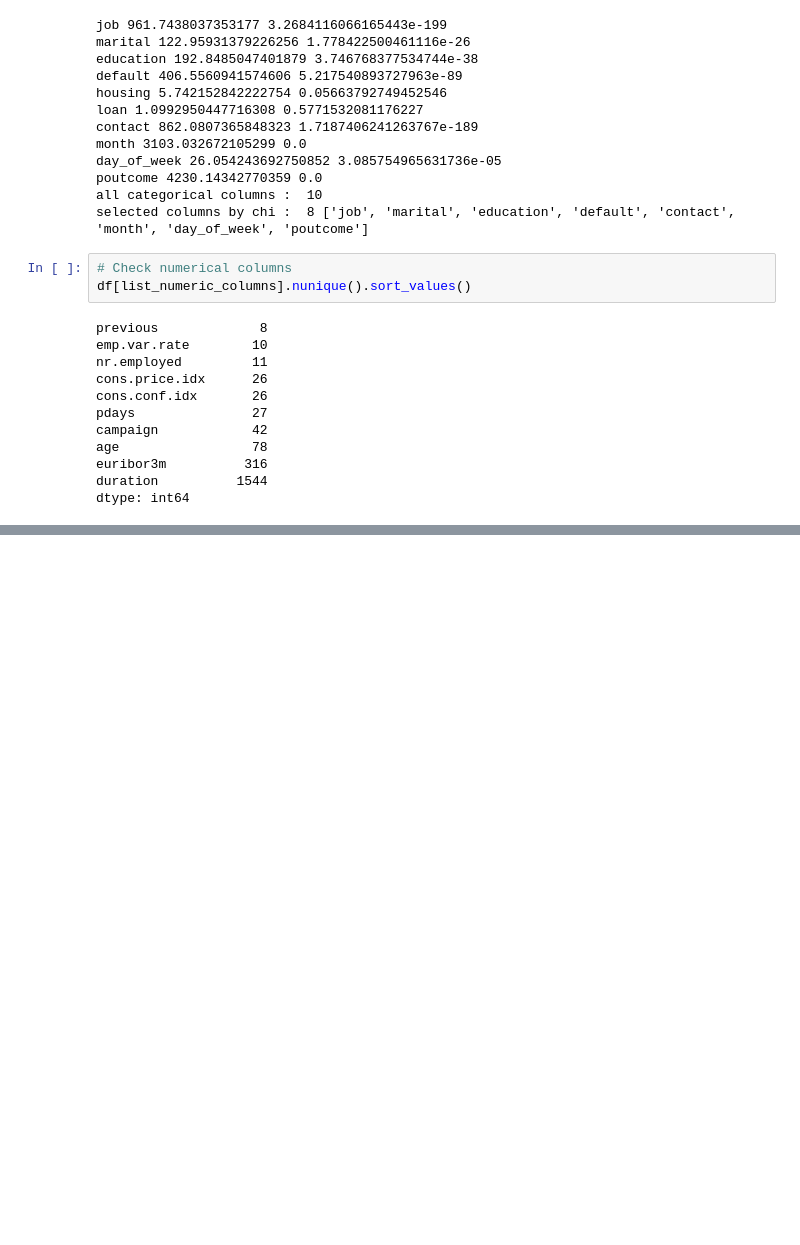
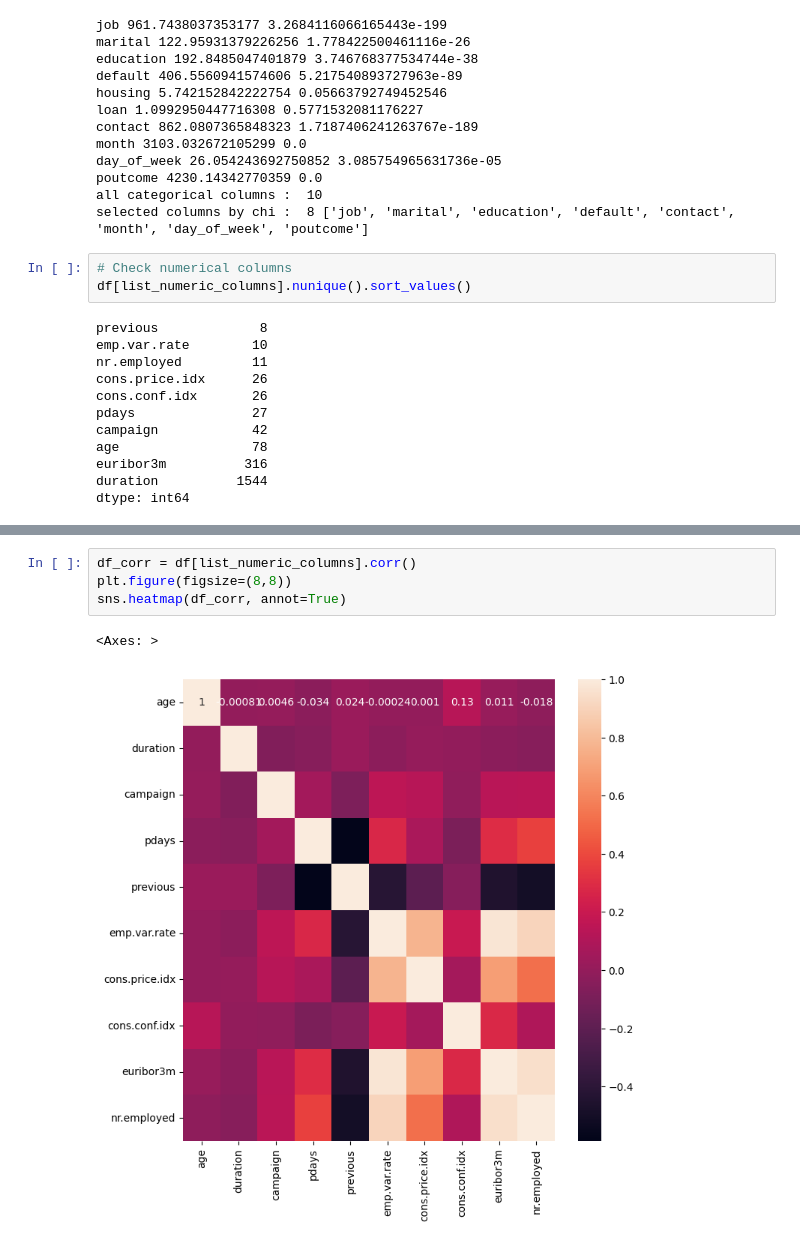
Before and after one commit to TaeyoonKim-DS/bank-customer-marekting-target, a Jupyter notebook: analysis.ipynb, the cells around one changed output, grey strips where cells are left out. Saved outputs shown, nothing was run; the diff lists cells and outputs as text; blank space fills up the shorter version.

```diff
--- a/analysis.ipynb
+++ b/analysis.ipynb
@@ -391,0 +429,7 @@ dtype: int64
+# %%
+df_corr = df[list_numeric_columns].corr()
+plt.figure(figsize=(8,8))
+sns.heatmap(df_corr, annot=True)
+# %% [output]
+<Axes: >
+[figure, added]
```
Also changed, not shown: parts of 53 cells of this notebook, 1 other file.
